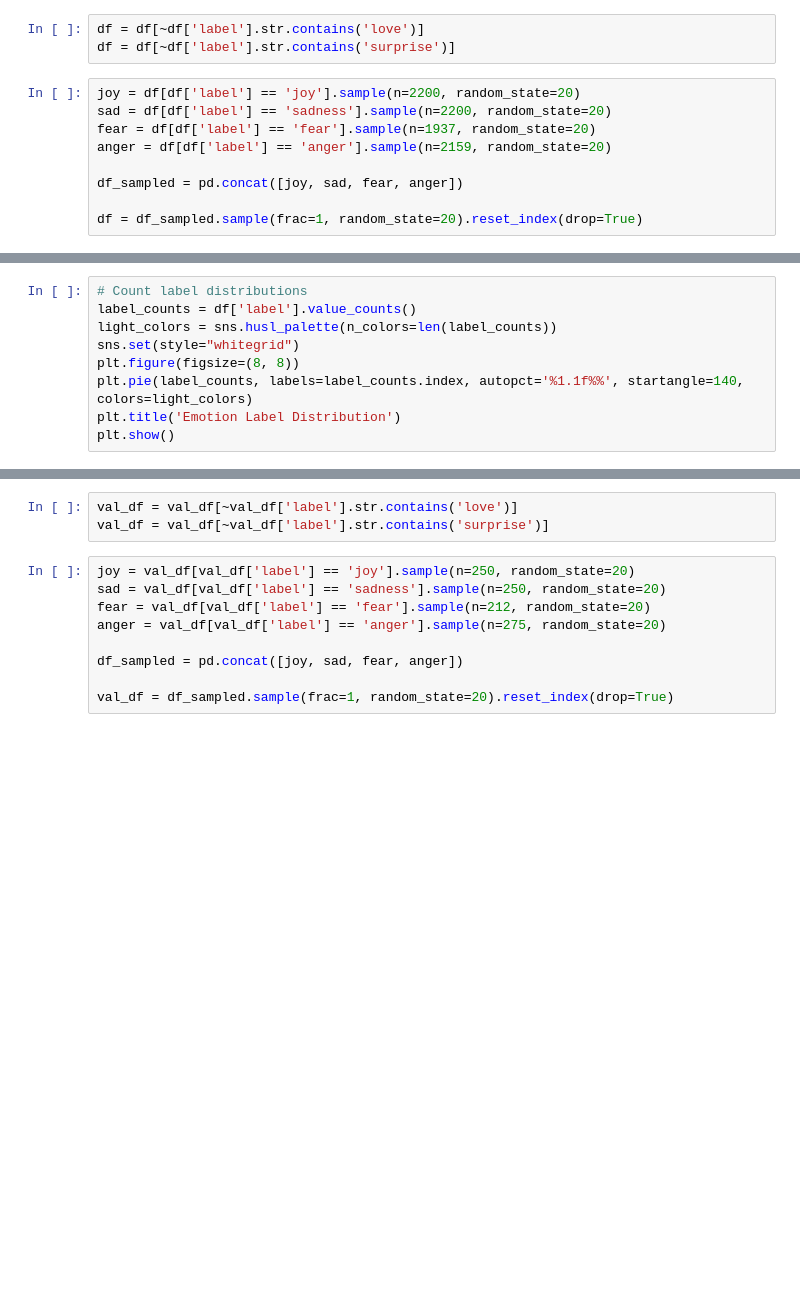
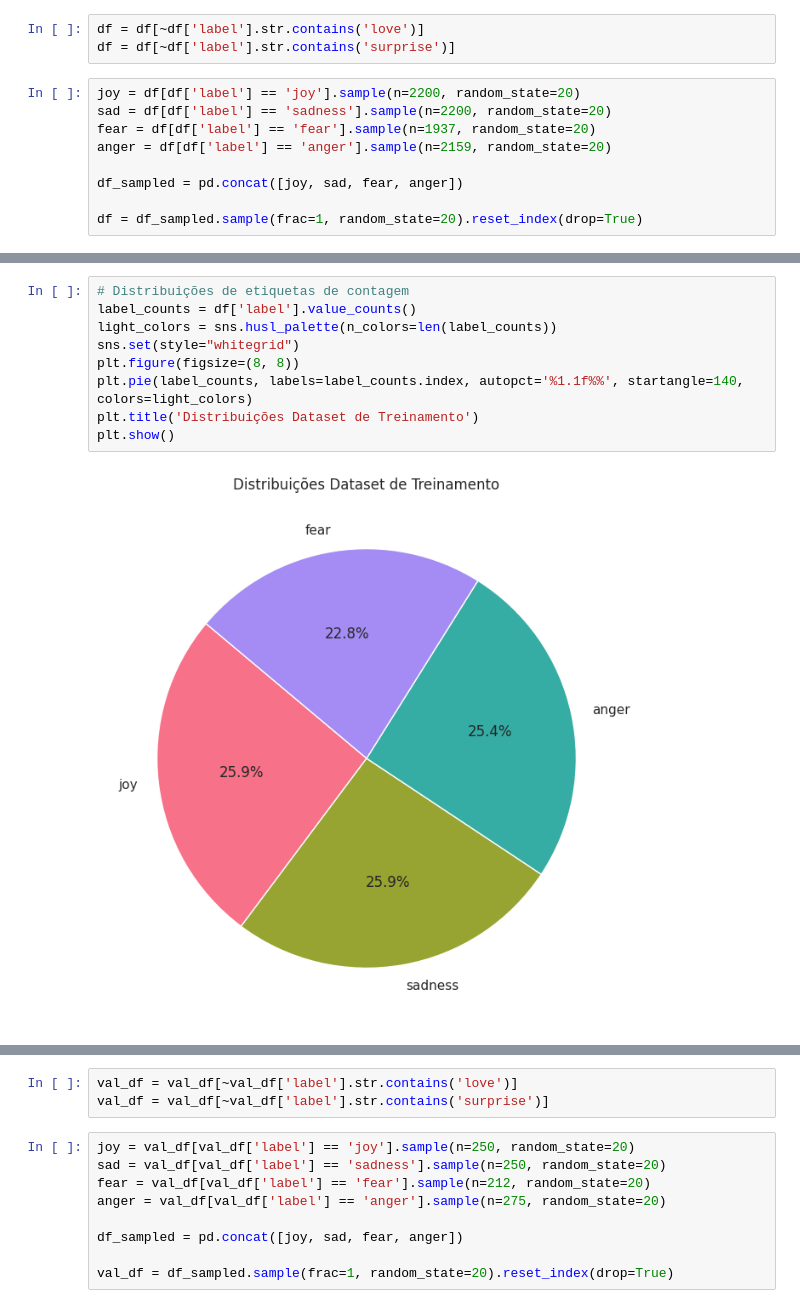
Before and after one commit to frpbotero/Sentiment-Classification, a Jupyter notebook: sentiment_classification.ipynb, the cells around one changed output, grey strips where cells are left out. Cells and saved outputs as stored; diff of their text form; blank space fills up the shorter version.

```diff
--- a/sentiment_classification.ipynb
+++ b/sentiment_classification.ipynb
@@ -80,11 +121,13 @@ df.label.value_counts()
 # %%
-# Count label distributions
+# Distribuições de etiquetas de contagem
 label_counts = df['label'].value_counts()
 light_colors = sns.husl_palette(n_colors=len(label_counts))
 sns.set(style="whitegrid")
 plt.figure(figsize=(8, 8))
 plt.pie(label_counts, labels=label_counts.index, autopct='%1.1f%%', startangle=140, colors=light_colors)
-plt.title('Emotion Label Distribution')
+plt.title('Distribuições Dataset de Treinamento')
 plt.show()
+# %% [output]
+[figure, added]
 # %%
 val_df.label.value_counts()
```
Also changed, not shown: parts of 50 cells of this notebook.
